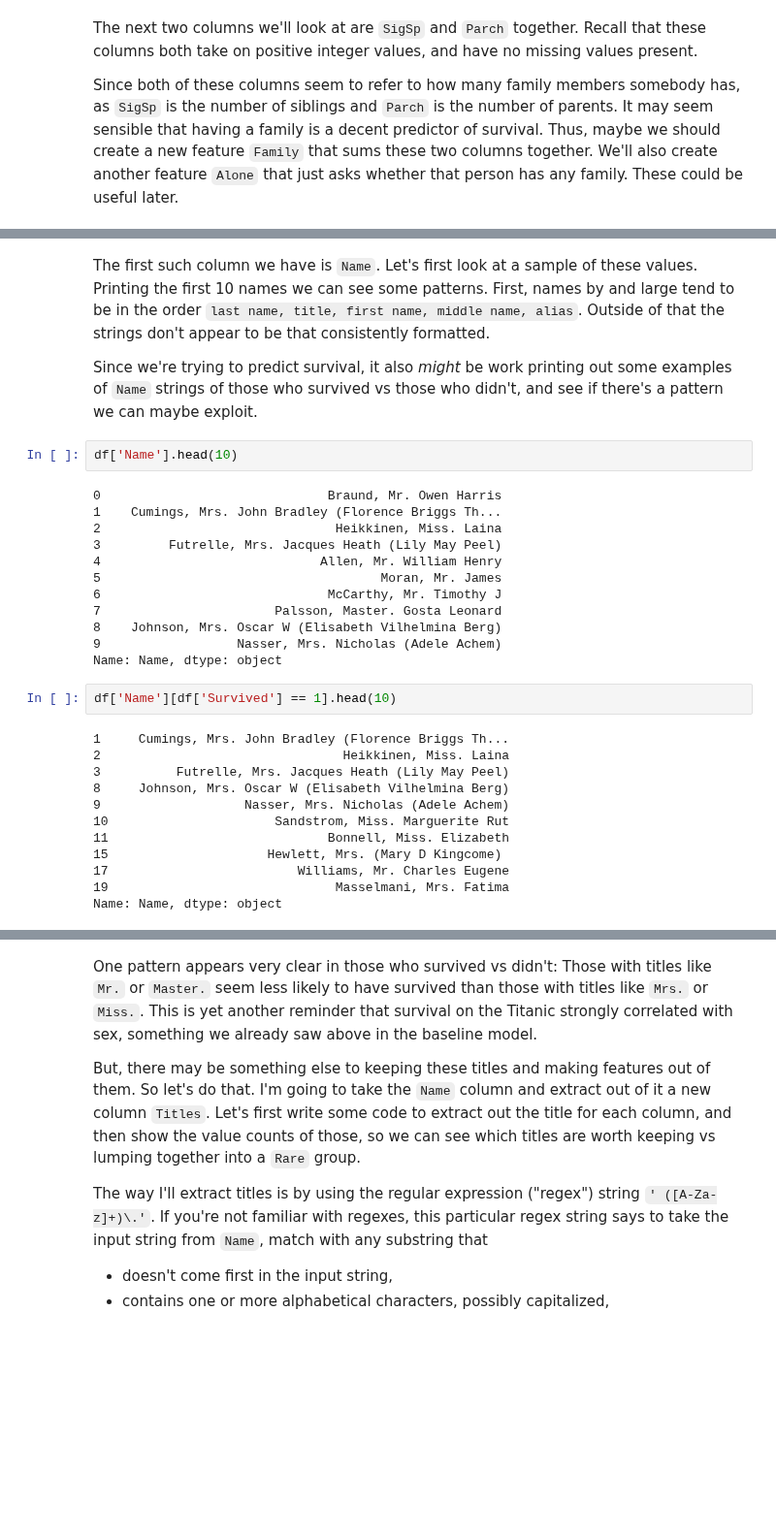
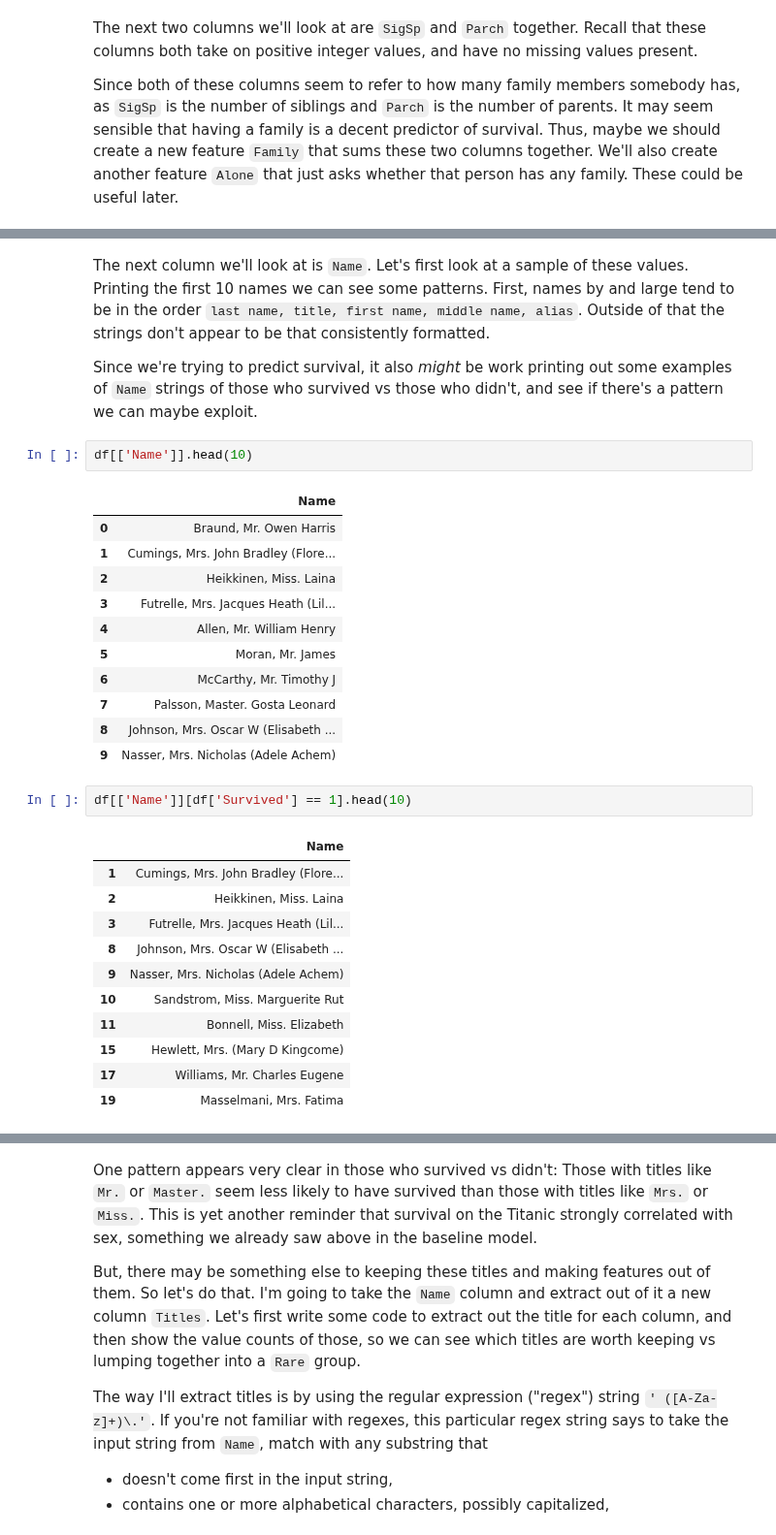
Before and after one commit to rkingery/ml_tutorials, a Jupyter notebook: notebooks/data_cleaning.ipynb, the cells around one changed output, grey strips where cells are left out. Shown at 97% size. Drawn from its saved outputs; the diff is of its cells as text; blank space fills up the shorter version.

```diff
--- a/notebooks/data_cleaning.ipynb
+++ b/notebooks/data_cleaning.ipynb
@@ -320,33 +313,33 @@ Let's now go back and see if we can improve results by feature engineering a lit
 # %% [markdown]
-The first such column we have is `Name`. Let's first look at a sample of these values. Printing the first 10 names we can see some patterns. First, names by and large tend to be in the order `last name, title, first name, middle name, alias`. Outside of that the strings don't appear to be that consistently formatted.
+The next column we'll look at is `Name`. Let's first look at a sample of these values. Printing the first 10 names we can see some patterns. First, names by and large tend to be in the order `last name, title, first name, middle name, alias`. Outside of that the strings don't appear to be that consistently formatted.
 
 Since we're trying to predict survival, it also *might* be work printing out some examples of `Name` strings of those who survived vs those who didn't, and see if there's a pattern we can maybe exploit.
 # %%
-df['Name'].head(10)
+df[['Name']].head(10)
 # %% [output]
-0                              Braund, Mr. Owen Harris
-1    Cumings, Mrs. John Bradley (Florence Briggs Th...
-2                               Heikkinen, Miss. Laina
-3         Futrelle, Mrs. Jacques Heath (Lily May Peel)
-4                             Allen, Mr. William Henry
-5                                     Moran, Mr. James
-6                              McCarthy, Mr. Timothy J
-7                       Palsson, Master. Gosta Leonard
-8    Johnson, Mrs. Oscar W (Elisabeth Vilhelmina Berg)
-9                  Nasser, Mrs. Nicholas (Adele Achem)
-Name: Name, dtype: object
+|  | Name |
+| 0 | Braund, Mr. Owen Harris |
+| 1 | Cumings, Mrs. John Bradley (Flore... |
+| 2 | Heikkinen, Miss. Laina |
+| 3 | Futrelle, Mrs. Jacques Heath (Lil... |
+| 4 | Allen, Mr. William Henry |
+| 5 | Moran, Mr. James |
+| 6 | McCarthy, Mr. Timothy J |
+| 7 | Palsson, Master. Gosta Leonard |
+| 8 | Johnson, Mrs. Oscar W (Elisabeth ... |
+| 9 | Nasser, Mrs. Nicholas (Adele Achem) |
 # %%
-df['Name'][df['Survived'] == 1].head(10)
+df[['Name']][df['Survived'] == 1].head(10)
 # %% [output]
-1     Cumings, Mrs. John Bradley (Florence Briggs Th...
-2                                Heikkinen, Miss. Laina
-3          Futrelle, Mrs. Jacques Heath (Lily May Peel)
-8     Johnson, Mrs. Oscar W (Elisabeth Vilhelmina Berg)
-9                   Nasser, Mrs. Nicholas (Adele Achem)
-10                      Sandstrom, Miss. Marguerite Rut
-11                             Bonnell, Miss. Elizabeth
-15                     Hewlett, Mrs. (Mary D Kingcome)
-17                         Williams, Mr. Charles Eugene
-19                              Masselmani, Mrs. Fatima
-Name: Name, dtype: object
+|  | Name |
+| 1 | Cumings, Mrs. John Bradley (Flore... |
+| 2 | Heikkinen, Miss. Laina |
+| 3 | Futrelle, Mrs. Jacques Heath (Lil... |
+| 8 | Johnson, Mrs. Oscar W (Elisabeth ... |
+| 9 | Nasser, Mrs. Nicholas (Adele Achem) |
+| 10 | Sandstrom, Miss. Marguerite Rut |
+| 11 | Bonnell, Miss. Elizabeth |
+| 15 | Hewlett, Mrs. (Mary D Kingcome) |
+| 17 | Williams, Mr. Charles Eugene |
+| 19 | Masselmani, Mrs. Fatima |
 # %%
```
Also changed, not shown: parts of 47 cells of this notebook, 1 other file.
